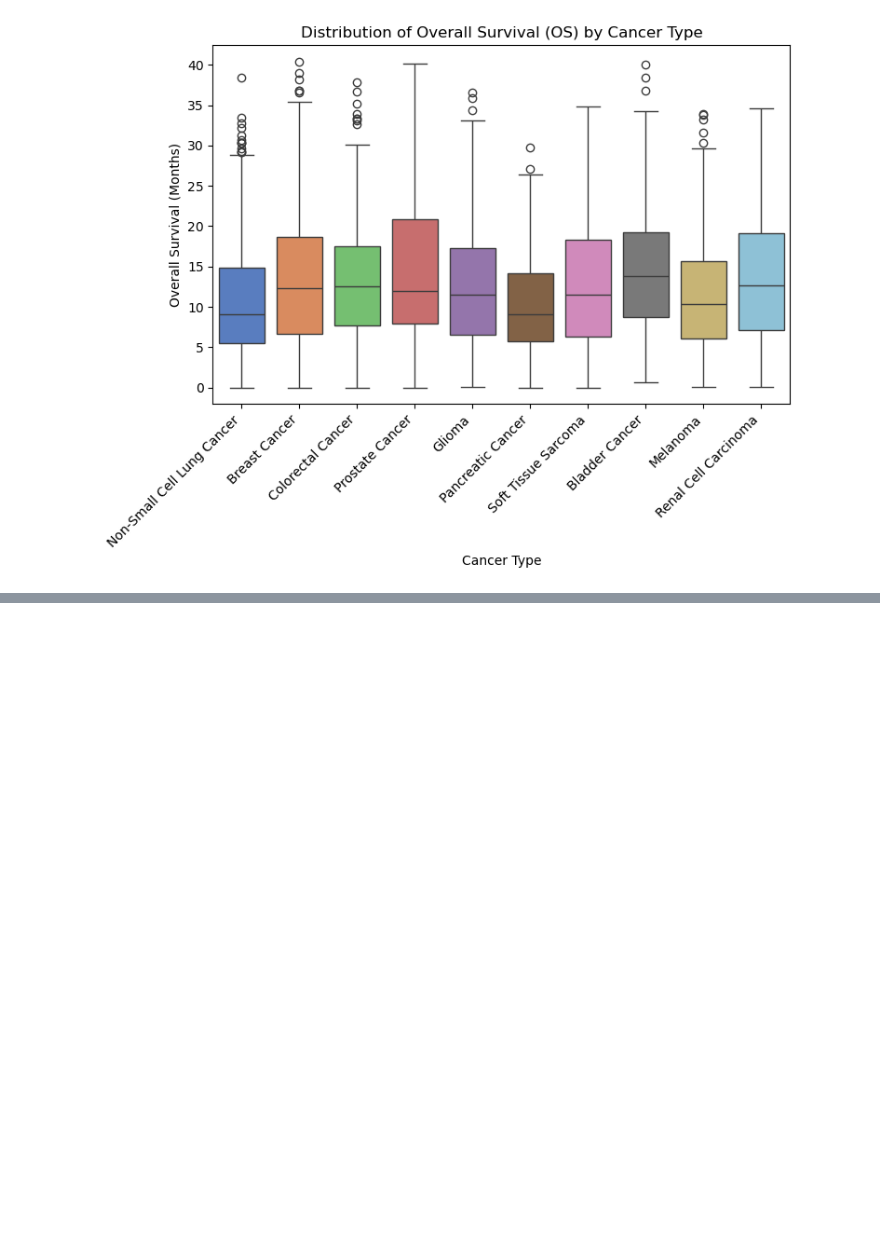
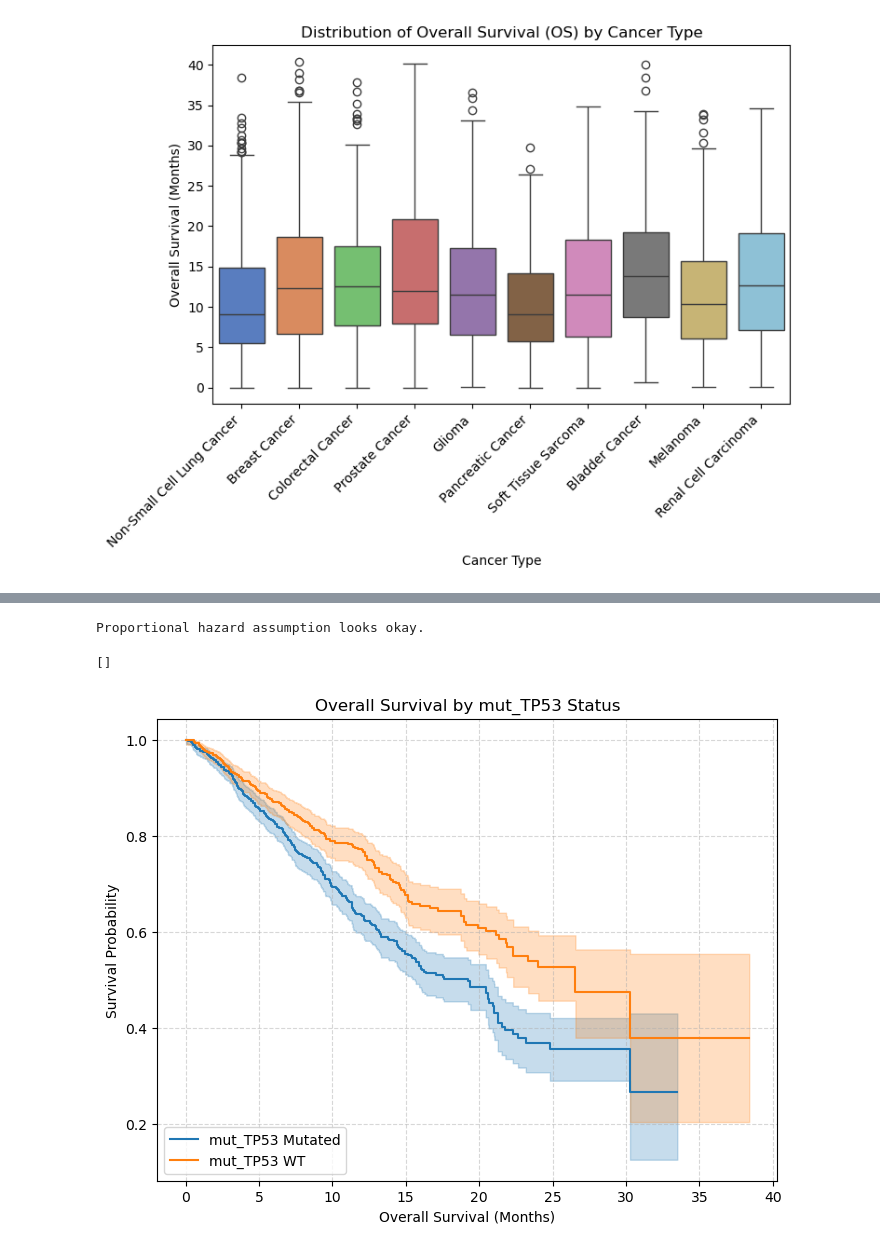
Before and after one commit to lindseyzh2/ehr-clinical-risk-model, a Jupyter notebook: eda.ipynb, the cells around one changed output, grey strips where cells are left out. Drawn from its saved outputs; the diff is of its cells as text; code cells hidden in the pictures; blank space fills up the shorter version.

```diff
--- a/eda.ipynb
+++ b/eda.ipynb
@@ -230,0 +312,43 @@ ModuleNotFoundError: No module named 'lifelines'
+# %%
+# Check that mutation effect doesn't change over time...
+cph.check_assumptions(model_df, p_value_threshold=0.05)
+# %% [output]
+Proportional hazard assumption looks okay.
+[]
+# %%
+from lifelines import KaplanMeierFitter
+
+# Check the statistically significant mutations (TP53, EGFR)
+# MLL2 p value >0.005, won't include
+gene_col = 'mut_TP53'
+kmf = KaplanMeierFitter()
+
+plt.figure(figsize=(8, 6))
+
+# Filter and plot mutated TP53
+ax = plt.subplot(111)
+mutated_mask = model_df[gene_col] == 1
+kmf.fit(
+    durations=model_df.loc[mutated_mask, 'OS_MONTHS'],
+    event_observed=model_df.loc[mutated_mask, 'OS_STATUS'],
+    label = f'{gene_col} Mutated'
+)
+kmf.plot_survival_function(ax=ax, ci_show=True)
+
+# Filter and plot wild-type TP53
+wt_mask = model_df[gene_col] == 0
+kmf.fit(
+    durations=model_df.loc[wt_mask, 'OS_MONTHS'],
+    event_observed=model_df.loc[wt_mask, 'OS_STATUS'],
+    label = f'{gene_col} WT'
+)
+kmf.plot_survival_function(ax=ax, ci_show=True)
+
+plt.title(f'Overall Survival by {gene_col} Status')
+plt.xlabel('Overall Survival (Months)')
+plt.ylabel('Survival Probability')
+plt.grid(True, linestyle='--', alpha=0.5)
+plt.legend(loc='lower left')
+plt.show()
+# %% [output]
+[figure, added]
```
Also changed, not shown: parts of 9 cells of this notebook.
